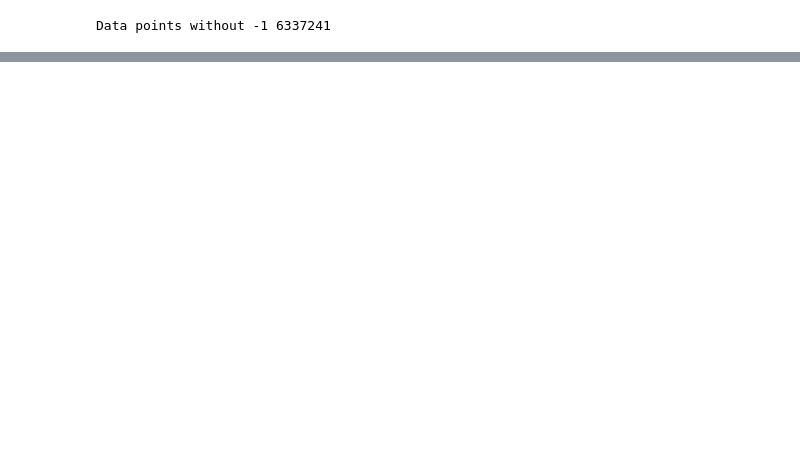
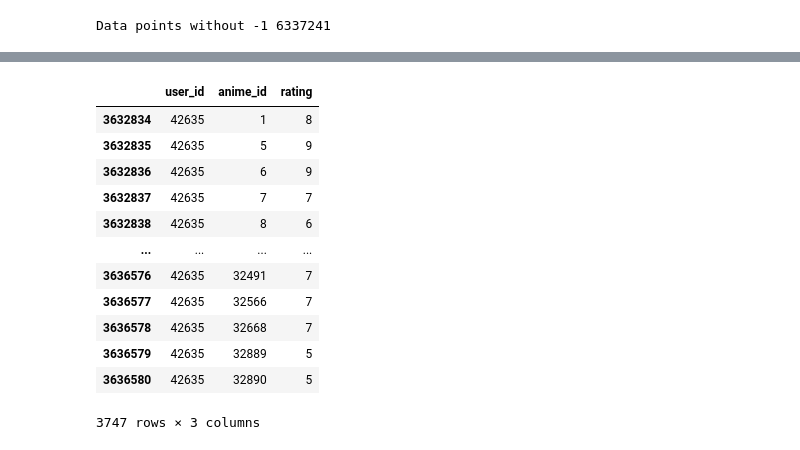
Before and after one commit to PWalis/anime_thing, a Jupyter notebook: notebooks/data_Exploration.ipynb, the cells around one changed output, grey strips where cells are left out. Saved outputs shown, nothing was run; the diff lists cells and outputs as text; code cells hidden in the pictures; blank space fills up the shorter version.

```diff
--- a/notebooks/data_Exploration.ipynb
+++ b/notebooks/data_Exploration.ipynb
@@ -66,0 +106,16 @@ AttributeError: module 'scipy' has no attribute 'sparse'
+# %%
+rating[rating['user_id']==42635]
+# %% [output]
+|  | user_id | anime_id | rating |
+| 3632834 | 42635 | 1 | 8 |
+| 3632835 | 42635 | 5 | 9 |
+| 3632836 | 42635 | 6 | 9 |
+| 3632837 | 42635 | 7 | 7 |
+| 3632838 | 42635 | 8 | 6 |
+| ... | ... | ... | ... |
+| 3636576 | 42635 | 32491 | 7 |
+| 3636577 | 42635 | 32566 | 7 |
+| 3636578 | 42635 | 32668 | 7 |
+| 3636579 | 42635 | 32889 | 5 |
+| 3636580 | 42635 | 32890 | 5 |
+3747 rows × 3 columns
```
Also changed, not shown: parts of 21 cells of this notebook, 2 other files.
